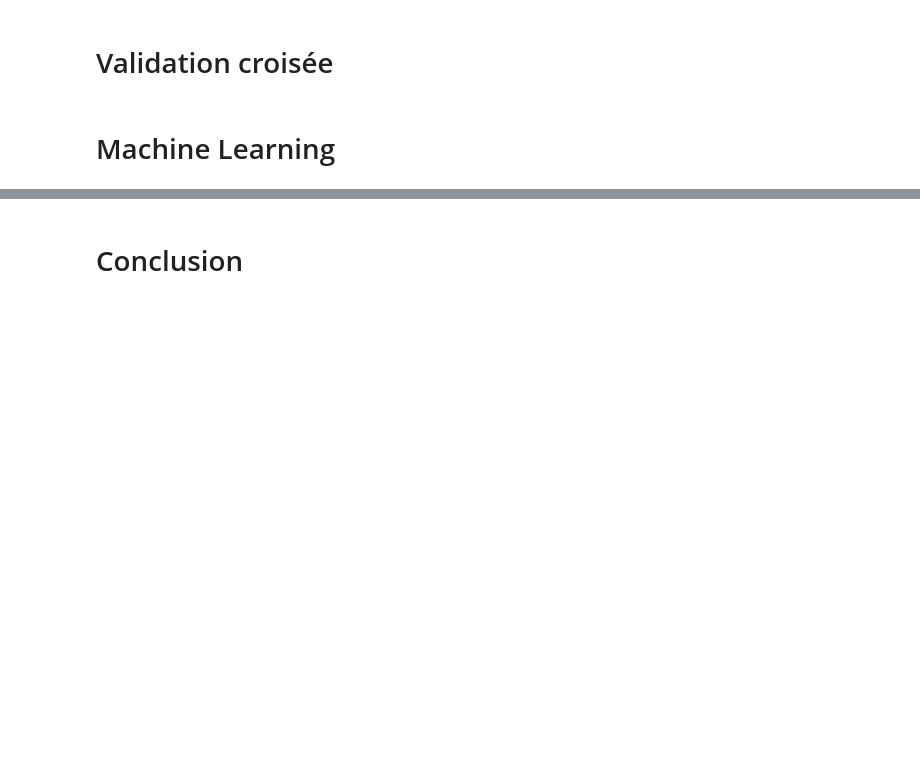
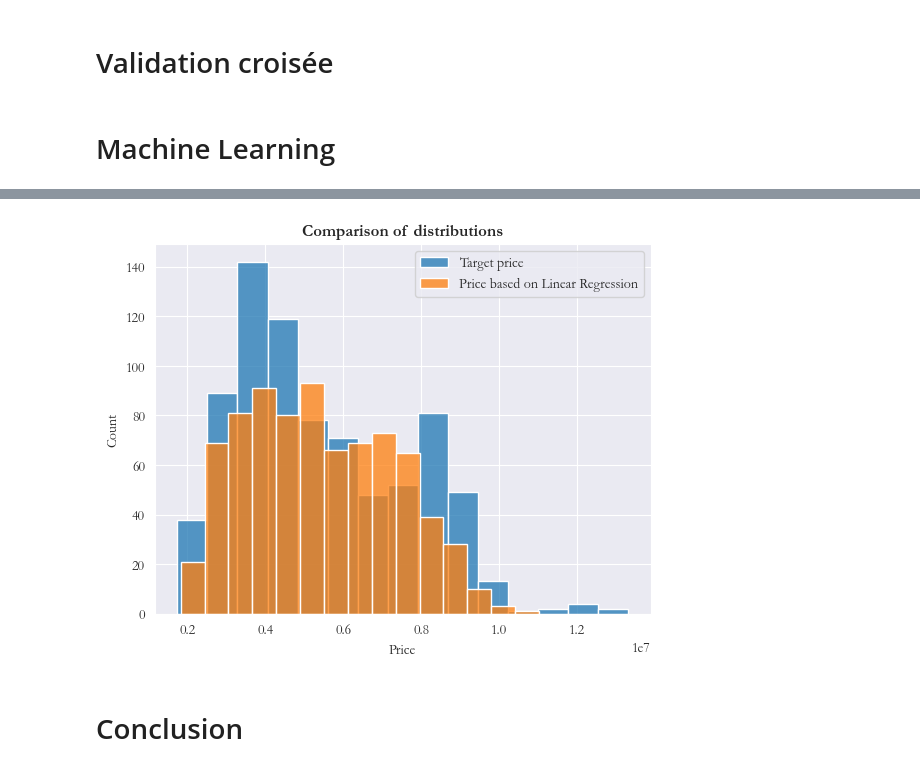
Before and after one commit to ThibaudGENEL/HousingPrice, a Jupyter notebook: notebook.ipynb, the cells around one changed output, grey strips where cells are left out. Cells and saved outputs as stored; diff of their text form; code cells hidden in the pictures; blank space fills up the shorter version.

```diff
--- a/notebook.ipynb
+++ b/notebook.ipynb
@@ -255,2 +318,12 @@ df_encoded.head()
+# %%
+sns.histplot(df_encoded["Price"], label="Target price")
+sns.histplot(df_encoded["Price_Linear_Regression"], label="Price based on Linear Regression")
+plt.title("Comparison of distributions", fontweight="bold")
+plt.xlabel("Price")
+plt.ylabel("Count")
+plt.legend()
+plt.show()
+# %% [output]
+[figure, added]
 # %% [markdown]
 # Conclusion
```
Also changed, not shown: parts of 10 cells of this notebook, 2 other files.
